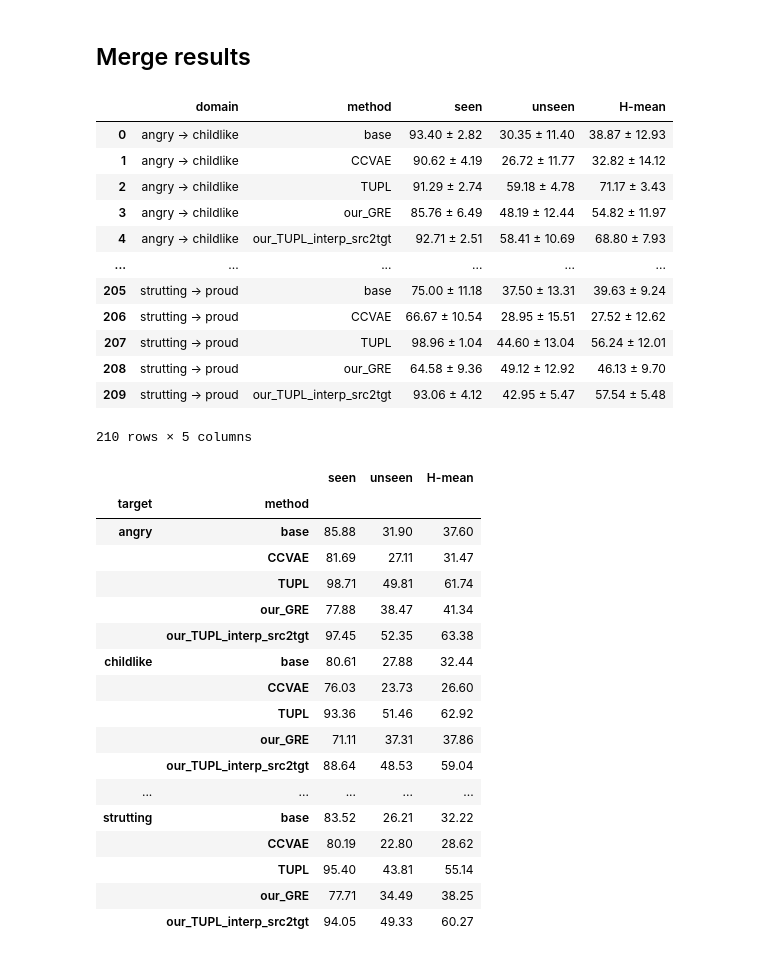
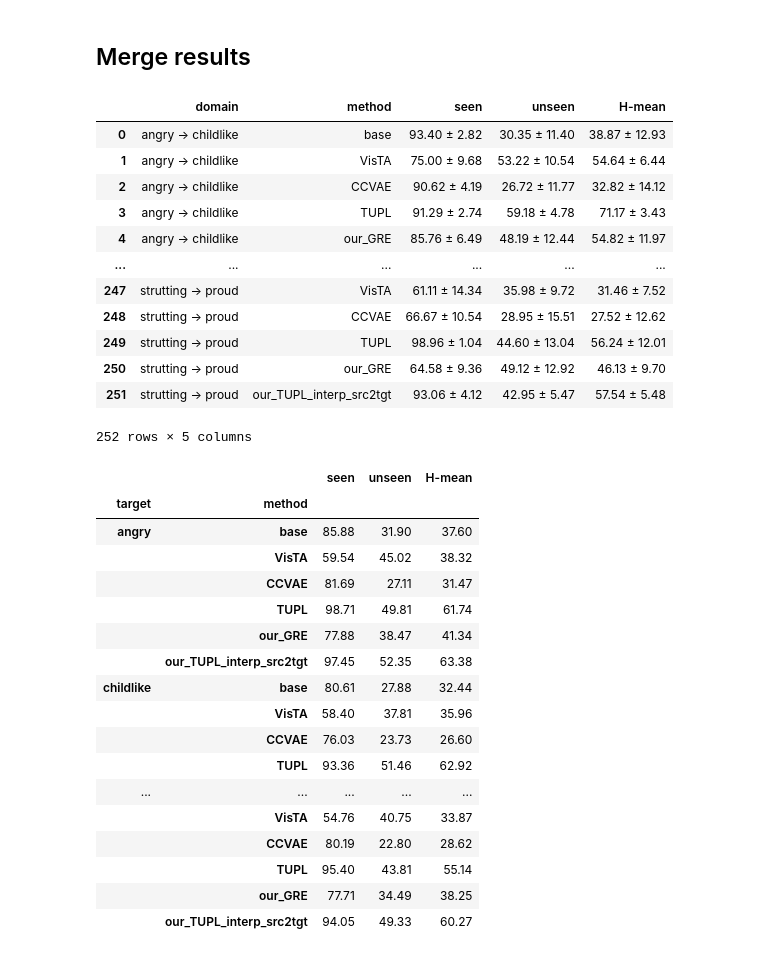
Before and after one commit to abolfazlasad/changeDomainNotebooks, a Jupyter notebook: notebooks/effective-gzsda/gzsda/expriment-actionStyle.ipynb, the cells around one changed output. Drawn from its saved outputs; the diff is of its cells as text; code cells hidden in the pictures.

```diff
--- a/notebooks/effective-gzsda/gzsda/expriment-actionStyle.ipynb
+++ b/notebooks/effective-gzsda/gzsda/expriment-actionStyle.ipynb
@@ -61,6 +62,7 @@ our0 = "our0"
 our_GRE = "our_GRE"
 tupl = "TUPL"
 our_tupl = "our_TUPL"
+vista = "VisTA"
 
 # clear last result
 # result.pop(base, None)
@@ -68,6 +70,7 @@ our_tupl = "our_TUPL"
 # result.pop(our0, None)
 # result.pop(our_GRE, None)
 # result.pop(tupl, None)
+# result.pop(vista, None)
 # for k in [f"{our_tupl}_{p}" for p in GENERATION_POLICIES]:
 #     result.pop(k, None)
 # %% [markdown]
@@ -243,3 +252,20 @@ if missing:
+# %%
+def main_vista(args):
+    set_seed(args)
+
+    device = torch.device('cuda' if torch.cuda.is_available() else 'cpu')
+
+    return run_vista(
+        args=args,
+        DOMAIN_SET=DOMAIN_SET,
+        DATA_DIR=DATA_DIR,
+        DATASET_DETAILS=DATASET_DETAILS,
+        device=device,
+        quiet=True,
+    )
+# %%
+if vista not in result:
+    result[vista] = run_all_senario(main_vista, DOMAIN_SET, input_dim=512, num_trial=6)
 # %% [markdown]
 
 ## Merge results
@@ -255,39 +281,42 @@ _ = result.pop("our_TUPL_real_plus_src2tgt_unseen", None)
 # %%
 import pandas as pd
 import re
+
+# Display all rows in the dataframe by setting display.max_rows to None
+# pd.set_option('display.max_rows', None)
 
 rows = [(k, m, result[m][k]) for m in result for k in result[m]]
 df = pd.DataFrame(rows, columns=['domain', 'method', 'values'])
 
 def extract_metrics(text):
     matches = dict(re.findall(r'(\w+):\s+([\d.]+\s*±\s*[\d.]+)', text))
     return pd.Series(matches)
 
 df[['seen', 'unseen', 'H-mean']] = df['values'].apply(extract_metrics)
 df = df[['domain', 'method', 'seen', 'unseen', 'H-mean']]
 
 df['method'] = pd.Categorical(
     df['method'],
-    categories=[base, CCVAE, tupl, our0, our_GRE] + [f"{our_tupl}_{p}" for p in GENERATION_POLICIES],
+    categories=[base, vista, CCVAE, tupl, our0, our_GRE] + [f"{our_tupl}_{p}" for p in GENERATION_POLICIES],
     ordered=True,
 )
 df = df.sort_values(['domain', 'method']).reset_index(drop=True)
 
 df
 # %% [output]
 |  | domain | method | seen | unseen | H-mean |
 | 0 | angry -> childlike | base | 93.40 ± 2.82 | 30.35 ± 11.40 | 38.87 ± 12.93 |
-| 1 | angry -> childlike | CCVAE | 90.62 ± 4.19 | 26.72 ± 11.77 | 32.82 ± 14.12 |
-| 2 | angry -> childlike | TUPL | 91.29 ± 2.74 | 59.18 ± 4.78 | 71.17 ± 3.43 |
-| 3 | angry -> childlike | our_GRE | 85.76 ± 6.49 | 48.19 ± 12.44 | 54.82 ± 11.97 |
-| 4 | angry -> childlike | our_TUPL_interp_src2tgt | 92.71 ± 2.51 | 58.41 ± 10.69 | 68.80 ± 7.93 |
+| 1 | angry -> childlike | VisTA | 75.00 ± 9.68 | 53.22 ± 10.54 | 54.64 ± 6.44 |
+| 2 | angry -> childlike | CCVAE | 90.62 ± 4.19 | 26.72 ± 11.77 | 32.82 ± 14.12 |
+| 3 | angry -> childlike | TUPL | 91.29 ± 2.74 | 59.18 ± 4.78 | 71.17 ± 3.43 |
+| 4 | angry -> childlike | our_GRE | 85.76 ± 6.49 | 48.19 ± 12.44 | 54.82 ± 11.97 |
 | ... | ... | ... | ... | ... | ... |
-| 205 | strutting -> proud | base | 75.00 ± 11.18 | 37.50 ± 13.31 | 39.63 ± 9.24 |
-| 206 | strutting -> proud | CCVAE | 66.67 ± 10.54 | 28.95 ± 15.51 | 27.52 ± 12.62 |
-| 207 | strutting -> proud | TUPL | 98.96 ± 1.04 | 44.60 ± 13.04 | 56.24 ± 12.01 |
-| 208 | strutting -> proud | our_GRE | 64.58 ± 9.36 | 49.12 ± 12.92 | 46.13 ± 9.70 |
-| 209 | strutting -> proud | our_TUPL_interp_src2tgt | 93.06 ± 4.12 | 42.95 ± 5.47 | 57.54 ± 5.48 |
+| 247 | strutting -> proud | VisTA | 61.11 ± 14.34 | 35.98 ± 9.72 | 31.46 ± 7.52 |
+| 248 | strutting -> proud | CCVAE | 66.67 ± 10.54 | 28.95 ± 15.51 | 27.52 ± 12.62 |
+| 249 | strutting -> proud | TUPL | 98.96 ± 1.04 | 44.60 ± 13.04 | 56.24 ± 12.01 |
+| 250 | strutting -> proud | our_GRE | 64.58 ± 9.36 | 49.12 ± 12.92 | 46.13 ± 9.70 |
+| 251 | strutting -> proud | our_TUPL_interp_src2tgt | 93.06 ± 4.12 | 42.95 ± 5.47 | 57.54 ± 5.48 |
-210 rows × 5 columns
+252 rows × 5 columns
 # %%
 df.to_csv(RESULT_CSV_PATH, index=False)
 # %%
@@ -306,17 +335,17 @@ target_method_avg
 |  |  | seen | unseen | H-mean |
 | target | method |  |  |  |
 | angry | base | 85.88 | 31.90 | 37.60 |
+|  | VisTA | 59.54 | 45.02 | 38.32 |
 |  | CCVAE | 81.69 | 27.11 | 31.47 |
 |  | TUPL | 98.71 | 49.81 | 61.74 |
 |  | our_GRE | 77.88 | 38.47 | 41.34 |
 |  | our_TUPL_interp_src2tgt | 97.45 | 52.35 | 63.38 |
 | childlike | base | 80.61 | 27.88 | 32.44 |
+|  | VisTA | 58.40 | 37.81 | 35.96 |
 |  | CCVAE | 76.03 | 23.73 | 26.60 |
 |  | TUPL | 93.36 | 51.46 | 62.92 |
-|  | our_GRE | 71.11 | 37.31 | 37.86 |
-|  | our_TUPL_interp_src2tgt | 88.64 | 48.53 | 59.04 |
 | ... | ... | ... | ... | ... |
-| strutting | base | 83.52 | 26.21 | 32.22 |
+|  | VisTA | 54.76 | 40.75 | 33.87 |
 |  | CCVAE | 80.19 | 22.80 | 28.62 |
 |  | TUPL | 95.40 | 43.81 | 55.14 |
 |  | our_GRE | 77.71 | 34.49 | 38.25 |
```
Also changed, not shown: parts of 6 cells of this notebook, 5 other files.
